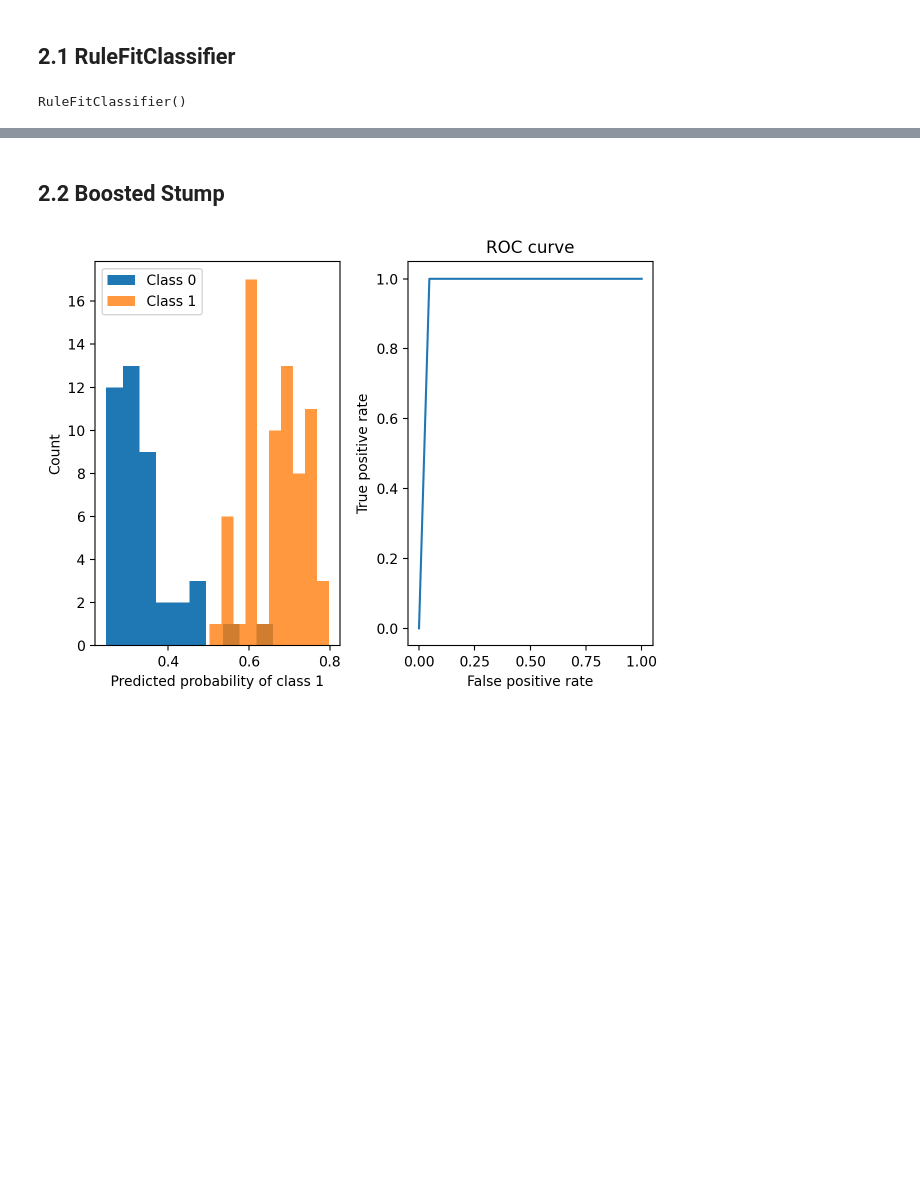
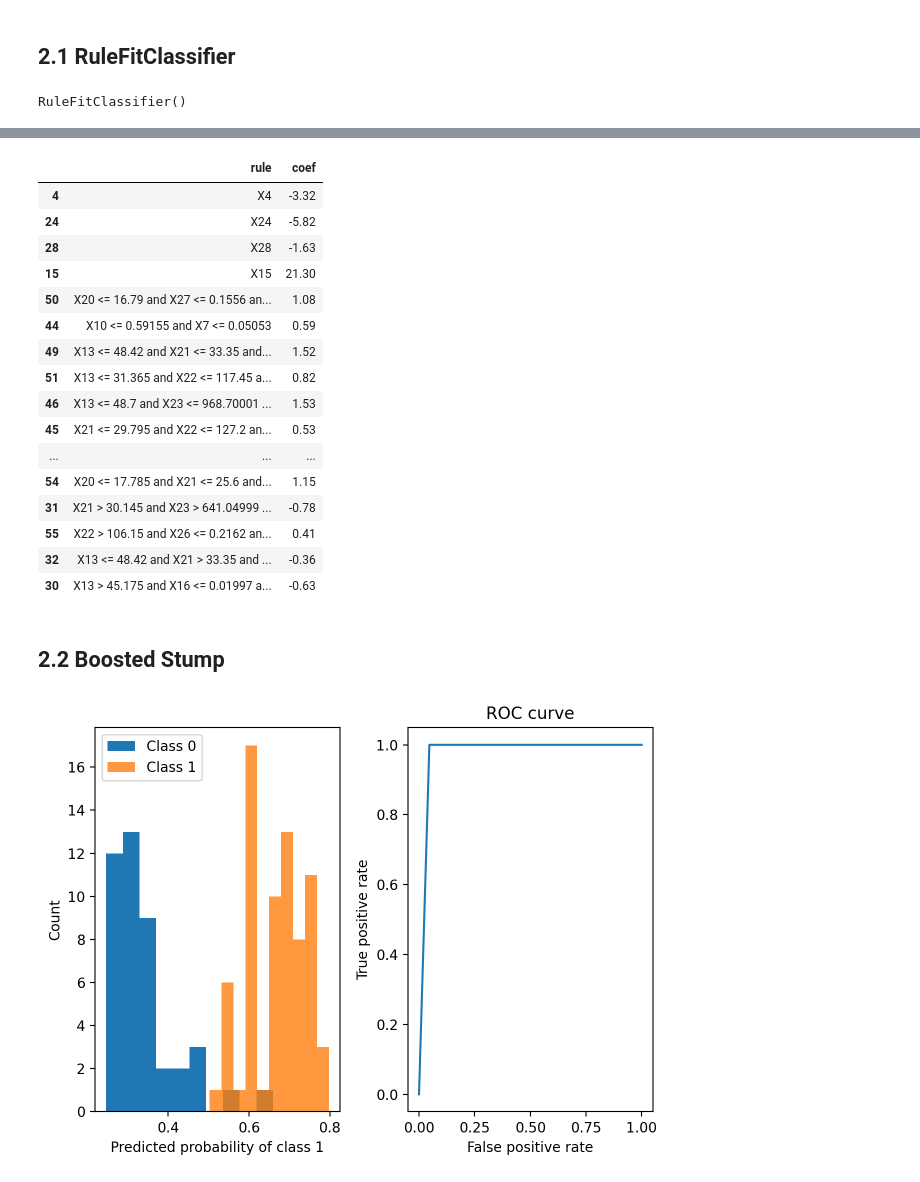
Before and after one commit to BobZhang26/AIPI-590-XAI-Assignment-4, a Jupyter notebook: XAI_assignment_4.ipynb, the cells around one changed output, grey strips where cells are left out. Drawn from its saved outputs; the diff is of its cells as text; code cells hidden in the pictures; blank space fills up the shorter version.

```diff
--- a/XAI_assignment_4.ipynb
+++ b/XAI_assignment_4.ipynb
@@ -141,3 +155,27 @@ Accuracy: 0.956140350877193
+# %%
+clf.visualize()
+# for the column rule:
+# split the string
+# if element in dict.keys(), replace it with dict[element].values
+# else, pass
+# %% [output]
+|  | rule | coef |
+| 4 | X4 | -3.32 |
+| 24 | X24 | -5.82 |
+| 28 | X28 | -1.63 |
+| 15 | X15 | 21.30 |
+| 50 | X20 <= 16.79 and X27 <= 0.1556 an... | 1.08 |
+| 44 | X10 <= 0.59155 and X7 <= 0.05053 | 0.59 |
+| 49 | X13 <= 48.42 and X21 <= 33.35 and... | 1.52 |
+| 51 | X13 <= 31.365 and X22 <= 117.45 a... | 0.82 |
+| 46 | X13 <= 48.7 and X23 <= 968.70001 ... | 1.53 |
+| 45 | X21 <= 29.795 and X22 <= 127.2 an... | 0.53 |
+| ... | ... | ... |
+| 54 | X20 <= 17.785 and X21 <= 25.6 and... | 1.15 |
+| 31 | X21 > 30.145 and X23 > 641.04999 ... | -0.78 |
+| 55 | X22 > 106.15 and X26 <= 0.2162 an... | 0.41 |
+| 32 | X13 <= 48.42 and X21 > 33.35 and ... | -0.36 |
+| 30 | X13 > 45.175 and X16 <= 0.01997 a... | -0.63 |
 # %% [markdown]
 ## 2.2 Boosted Stump
 # %%
```
Also changed, not shown: parts of 4 cells of this notebook.
